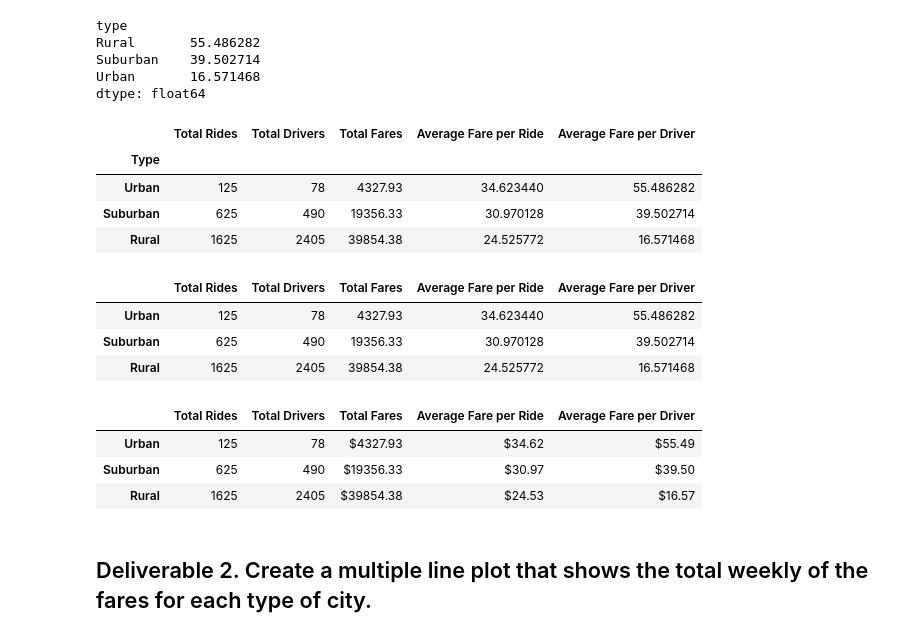
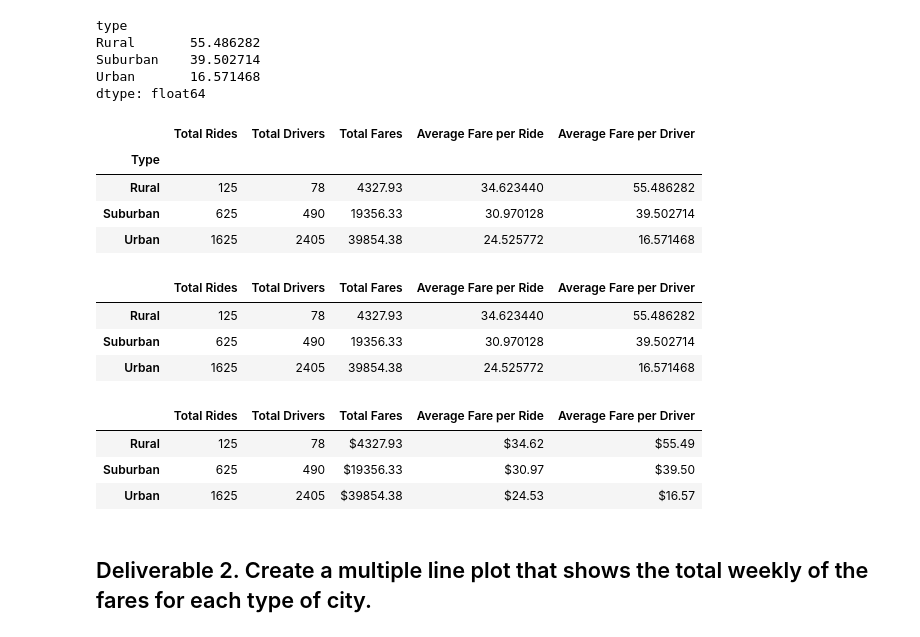
Before and after one commit to ccastanette/PyBer_Analysis, a Jupyter notebook: PyBer_Challenge.ipynb, the cells around one changed output. Saved outputs shown, nothing was run; the diff lists cells and outputs as text; code cells hidden in the pictures.

```diff
--- a/PyBer_Challenge.ipynb
+++ b/PyBer_Challenge.ipynb
@@ -86,34 +86,34 @@ Urban       16.571468
 dtype: float64
 # %%
 #  6. Create a PyBer summary DataFrame.
-pyber_summary = {'Type': ['Urban', 'Suburban', 'Rural'],
+pyber_summary = {'Type': ['Rural', 'Suburban', 'Urban'],
                  'Total Rides':total_rides_by_type.values,
                  'Total Drivers':total_drivers_by_type.values,
                  'Total Fares':total_fares_by_type.values,
                  'Average Fare per Ride':avg_fare_by_type.values,
                  'Average Fare per Driver':avg_fare_by_driver.values
                 }
 
 pyber_summary_df = pd.DataFrame(pyber_summary)
 
 pyber_summary_df.set_index('Type', inplace=True)
 
 pyber_summary_df
 # %% [output]
 |  | Total Rides | Total Drivers | Total Fares | Average Fare per Ride | Average Fare per Driver |
 | Type |  |  |  |  |  |
-| Urban | 125 | 78 | 4327.93 | 34.623440 | 55.486282 |
+| Rural | 125 | 78 | 4327.93 | 34.623440 | 55.486282 |
 | Suburban | 625 | 490 | 19356.33 | 30.970128 | 39.502714 |
-| Rural | 1625 | 2405 | 39854.38 | 24.525772 | 16.571468 |
+| Urban | 1625 | 2405 | 39854.38 | 24.525772 | 16.571468 |
 # %%
 #  7. Cleaning up the DataFrame. Delete the index name
 pyber_summary_df.index.name = None
 pyber_summary_df
 # %% [output]
 |  | Total Rides | Total Drivers | Total Fares | Average Fare per Ride | Average Fare per Driver |
-| Urban | 125 | 78 | 4327.93 | 34.623440 | 55.486282 |
+| Rural | 125 | 78 | 4327.93 | 34.623440 | 55.486282 |
 | Suburban | 625 | 490 | 19356.33 | 30.970128 | 39.502714 |
-| Rural | 1625 | 2405 | 39854.38 | 24.525772 | 16.571468 |
+| Urban | 1625 | 2405 | 39854.38 | 24.525772 | 16.571468 |
 # %%
 #  8. Format the columns.
 
@@ -126,9 +126,9 @@ pyber_summary_df['Average Fare per Driver'] = pyber_summary_df['Average Fare per
 pyber_summary_df
 # %% [output]
 |  | Total Rides | Total Drivers | Total Fares | Average Fare per Ride | Average Fare per Driver |
-| Urban | 125 | 78 | $4327.93 | $34.62 | $55.49 |
+| Rural | 125 | 78 | $4327.93 | $34.62 | $55.49 |
 | Suburban | 625 | 490 | $19356.33 | $30.97 | $39.50 |
-| Rural | 1625 | 2405 | $39854.38 | $24.53 | $16.57 |
+| Urban | 1625 | 2405 | $39854.38 | $24.53 | $16.57 |
 # %% [markdown]
 ## Deliverable 2.  Create a multiple line plot that shows the total weekly of the fares for each type of city.
 # %%
```
Also changed, not shown: parts of 1 cell of this notebook, 6 other files.
